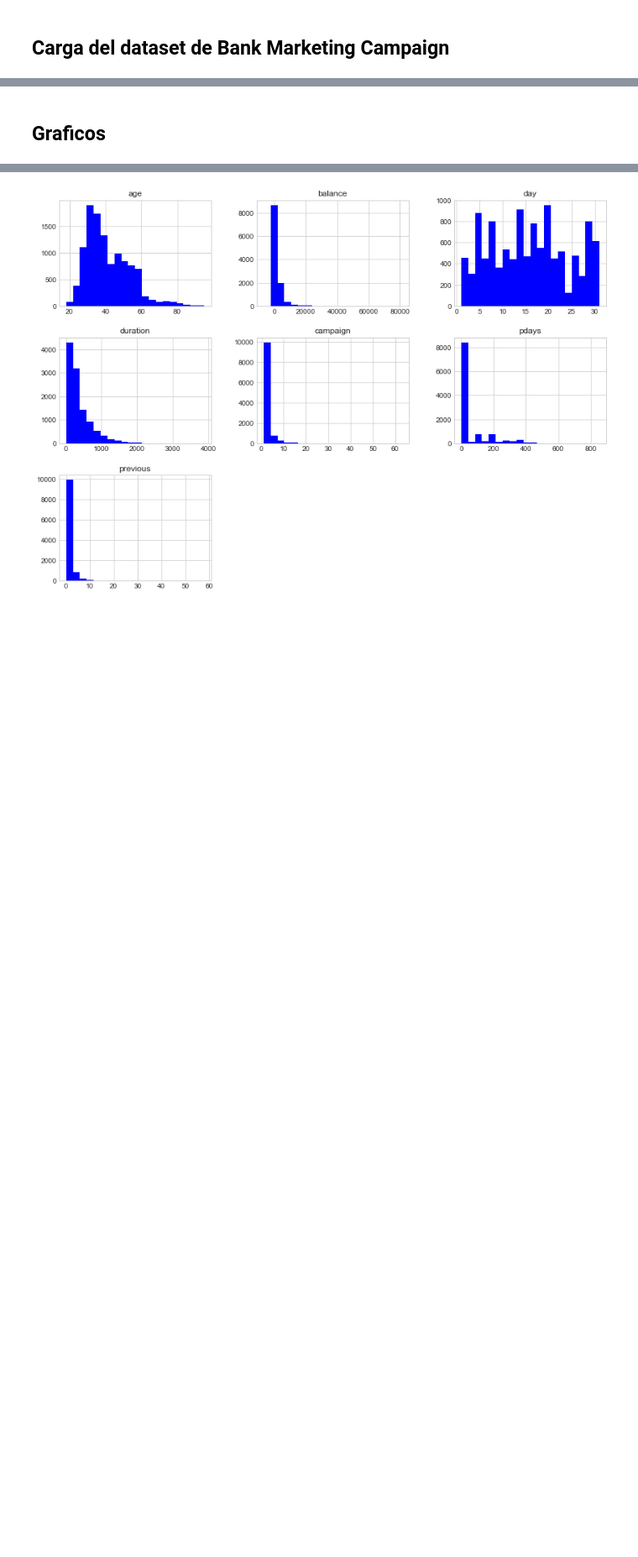
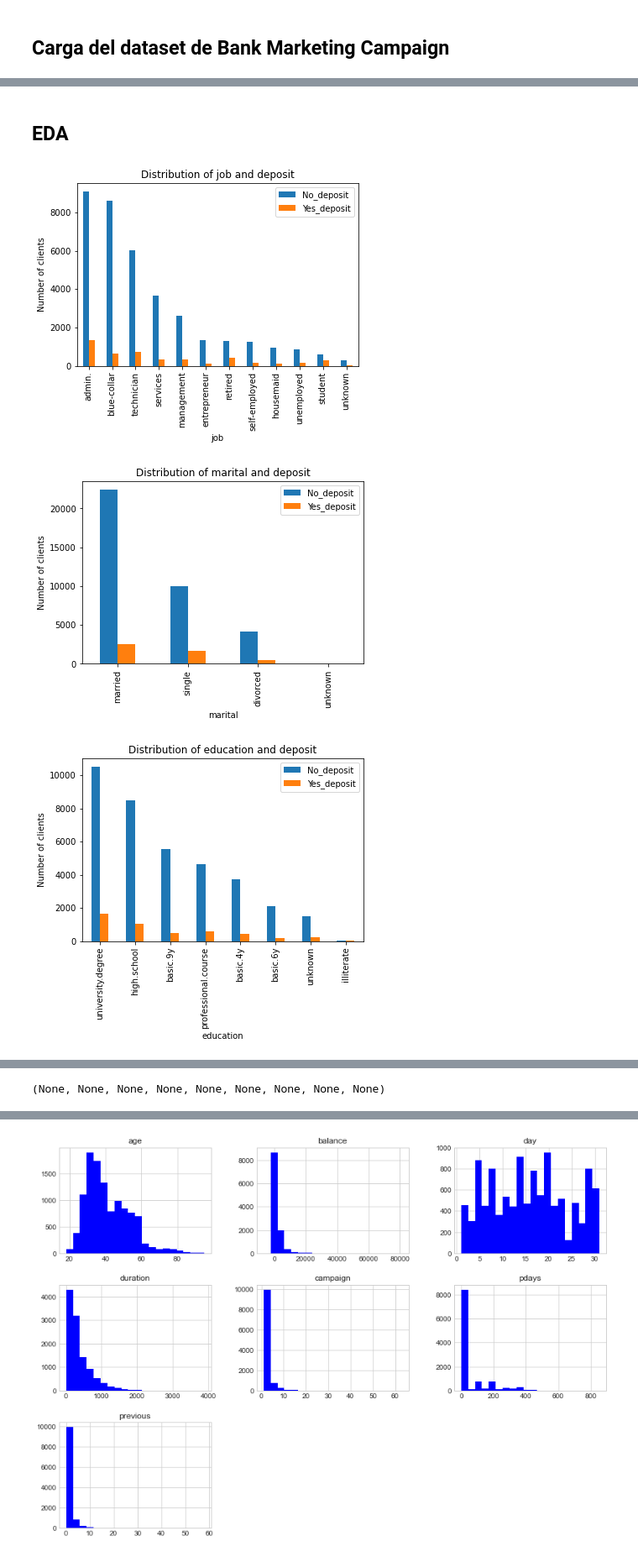
Before and after one commit to BenkosT/TP_Clasificacion, a Jupyter notebook: Notebooks/Clasificacion.ipynb, the cells around one changed output, grey strips where cells are left out. Shown at 84% size. Drawn from its saved outputs; the diff is of its cells as text; code cells hidden in the pictures; blank space fills up the shorter version.

```diff
--- a/Notebooks/Clasificacion.ipynb
+++ b/Notebooks/Clasificacion.ipynb
@@ -101,2 +94,20 @@ memory usage: 1.4+ MB
 # %% [markdown]
-## Graficos
+## EDA
+# %%
+# Funcion para graficar variables categoricas
+def plot_bar(column):
+    # Dataframe temporal
+    temp_1 = pd.DataFrame()
+    temp_1['No_deposit'] = data[data['y'] == 'no'][column].value_counts()
+    temp_1['Yes_deposit'] = data[data['y'] == 'yes'][column].value_counts()
+    temp_1.plot(kind='bar')
+    plt.xlabel(f'{column}')
+    plt.ylabel('Number of clients')
+    plt.title('Distribution of {} and deposit'.format(column))
+    plt.show();
+# %%
+plot_bar("job"), plot_bar("marital"), plot_bar("education"), plot_bar("default"), plot_bar("housing"), plot_bar("loan"), plot_bar("contact"), plot_bar("loan"), plot_bar("poutcome")
+# %% [output]
+[figure, added]
+[figure, added]
+[figure, added]
@@ -102,0 +120 @@ memory usage: 1.4+ MB
+(None, None, None, None, None, None, None, None, None)
```
Also changed, not shown: parts of 13 cells of this notebook.
